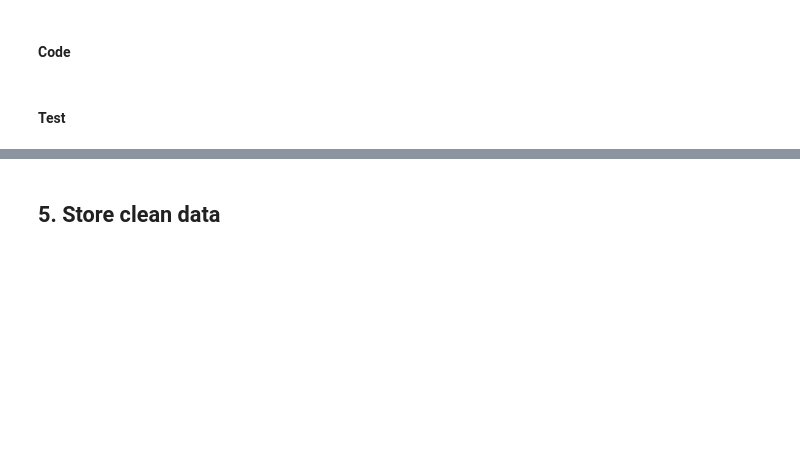
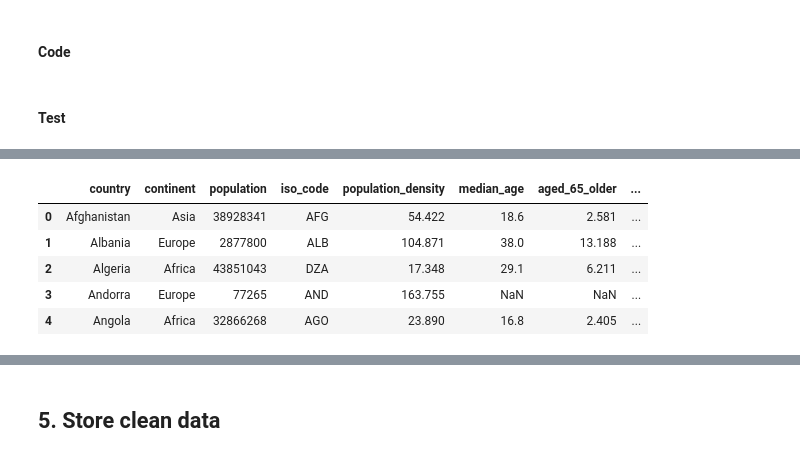
Before and after one commit to AtulSingh-Emyre/AnalysisCovid19, a Jupyter notebook: gather_clean_Covid19.ipynb, the cells around one changed output, grey strips where cells are left out. Saved outputs shown, nothing was run; the diff lists cells and outputs as text; code cells hidden in the pictures; blank space fills up the shorter version.

```diff
--- a/gather_clean_Covid19.ipynb
+++ b/gather_clean_Covid19.ipynb
@@ -1070,5 +1094,12 @@ list(df_OWID_Testing_clean)
 - Convert datatype of population to integer, drop columns 'countriesAndTerritories', 'population_year'
 # %% [markdown]
 #### Code
+# %%
+# First replace na with zero to be able to convert to integer
+df_OWID_Countries_clean = df_OWID_Countries_clean.fillna(0)
+df_OWID_Countries_clean.population = df_OWID_Countries_clean.population.astype(int)
+# %%
+# Drop columns
+df_OWID_Countries_clean.drop(['countriesAndTerritories', 'population_year'], axis=1, inplace=True)
 # %% [markdown]
 #### Test
@@ -1074,0 +1170,18 @@ list(df_OWID_Testing_clean)
+# %%
+df_OWID_Testing_clean.date=pd.to_datetime(df_OWID_Testing_clean.date)
+
+
+df_ESTAT_census_clean['1 person'] = df_ESTAT_census_clean['1 person'].astype(float)
+df_ESTAT_census_clean['2 persons'] = df_ESTAT_census_clean['2 persons'].astype(float)
+df_ESTAT_census_clean['3 persons'] = df_ESTAT_census_clean['3 persons'].astype(float)
+df_ESTAT_census_clean['4 persons'] = df_ESTAT_census_clean['4 persons'].astype(float)
+df_ESTAT_census_clean['5 persons'] = df_ESTAT_census_clean['5 persons'].astype(float)
+df_ESTAT_census_clean['6 persons or more'] = df_ESTAT_census_clean['6 persons or more'].astype(float)
+
+
+df_WIKI_ICU_clean['ICU-CCB_beds_per_1000_people'] = df_WIKI_ICU_clean['ICU-CCB_beds_per_1000_people'].astype(float)
+df_WIKI_ICU_clean['ventilators'] = df_WIKI_ICU_clean['ventilators'].astype(float)
+
+# First replace na with zero to be able to convert to integer
+df_OWID_Covid_clean.population = df_OWID_Covid_clean.population.fillna(0)
+df_OWID_Covid_clean.population = df_OWID_Covid_clean.population.astype(int)
@@ -1074,0 +1254,5 @@ list(df_OWID_Testing_clean)
+# %%
+# country metrics snapshot
+df_x = df_OWID_Covid_clean.copy()
+df_x.drop(['population'], axis=1, inplace=True)
+df_countryMetrics_Snapshot = pd.merge(df_OWID_Countries_clean, df_x, on=['country'])
@@ -1074,0 +1291,9 @@ list(df_OWID_Testing_clean)
+# %%
+df_countryMetrics_Snapshot.head()
+# %% [output]
+|  | country | continent | population | iso_code | population_density | median_age | aged_65_older | ... |
+| 0 | Afghanistan | Asia | 38928341 | AFG | 54.422 | 18.6 | 2.581 | ... |
+| 1 | Albania | Europe | 2877800 | ALB | 104.871 | 38.0 | 13.188 | ... |
+| 2 | Algeria | Africa | 43851043 | DZA | 17.348 | 29.1 | 6.211 | ... |
+| 3 | Andorra | Europe | 77265 | AND | 163.755 | NaN | NaN | ... |
+| 4 | Angola | Africa | 32866268 | AGO | 23.890 | 16.8 | 2.405 | ... |
```
Also changed, not shown: parts of 65 cells of this notebook, 4 other files.
